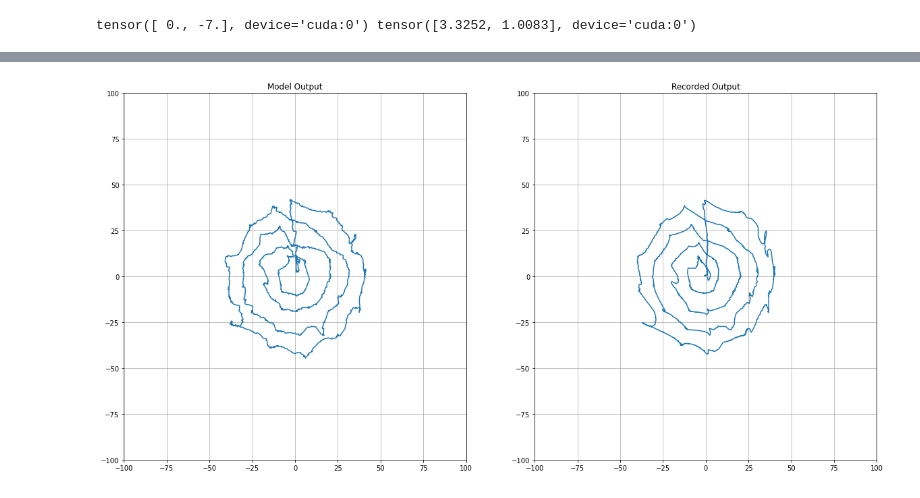
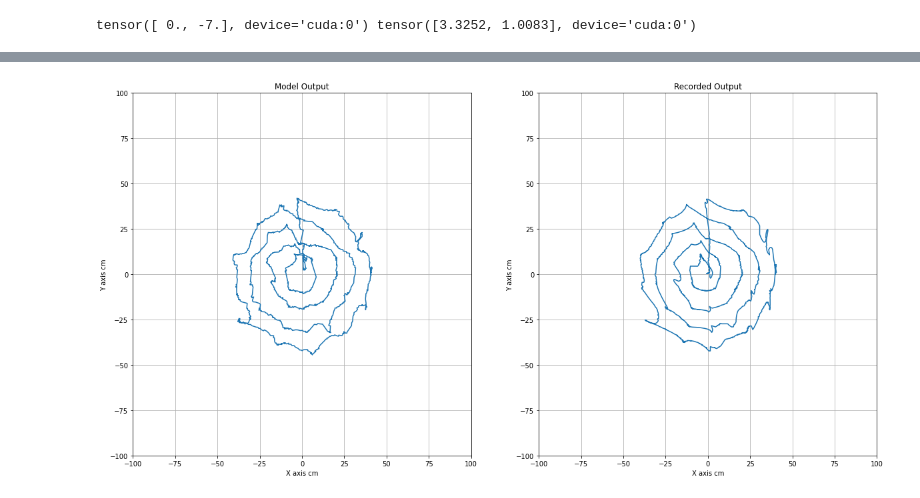
Before and after one commit to AlexanderKHer/ECE186B-Drone-Localization, a Jupyter notebook: Coordinate conversion/SDesign_2nd_NN_training.ipynb, the cells around one changed output, grey strips where cells are left out. Cells and saved outputs as stored; diff of their text form; code cells hidden in the pictures.

```diff
--- a/Coordinate conversion/SDesign_2nd_NN_training.ipynb
+++ b/Coordinate conversion/SDesign_2nd_NN_training.ipynb
@@ -153,7 +118,7 @@ if (save):
 # %%
 #test evaluate
 
-Load_eval = False
+Load_eval = True
 if(Load_eval):
     #model = SD.Net().to(device)
     net = torch.load("2nd_NN_looks_good.pt")
@@ -177,20 +142,23 @@ if(True):
 # %%
 %matplotlib inline
 plt.rcParams['figure.figsize'] = [20, 10]
 fig, (ax1, ax2) = plt.subplots(1, 2)
 ax1.plot(model_output[:,1],model_output[:,0])
 ax1.set_xlim([-100, 100])
 ax1.set_ylim([-100, 100])
-#ax1.set_ylabel('volts')
+ax1.set_ylabel('Y axis cm')
+ax1.set_xlabel('X axis cm')
 ax1.set_title('Model Output')
 ax1.grid()
 
 ax2.plot(datalabel_out[:,1],datalabel_out[:,0])
 ax2.set_xlim([-100, 100])
 ax2.set_ylim([-100, 100])
+ax2.set_ylabel('Y axis cm')
+ax2.set_xlabel('X axis cm')
 ax2.set_title('Recorded Output')
 ax2.grid()
 
 plt.show()
 # %% [output]
-[figure, old version]
+[figure, new version]
```
Also changed, not shown: parts of 6 cells of this notebook, 2 other files.
